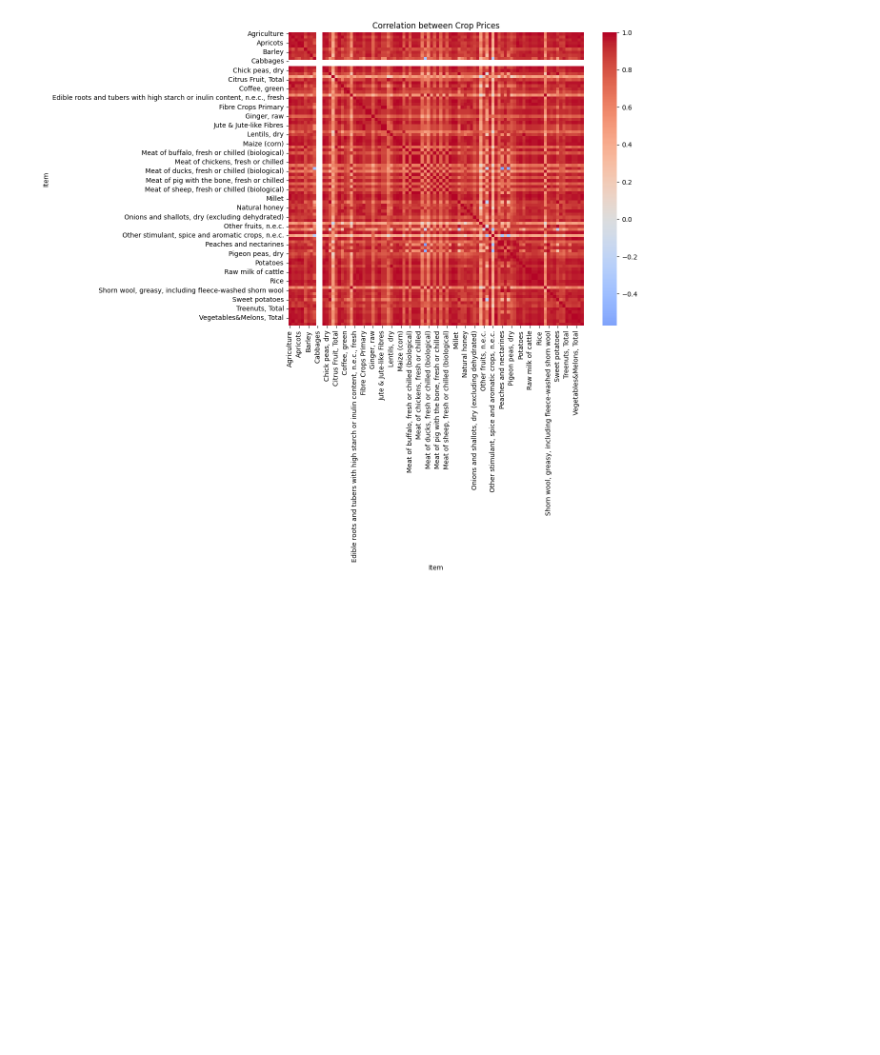
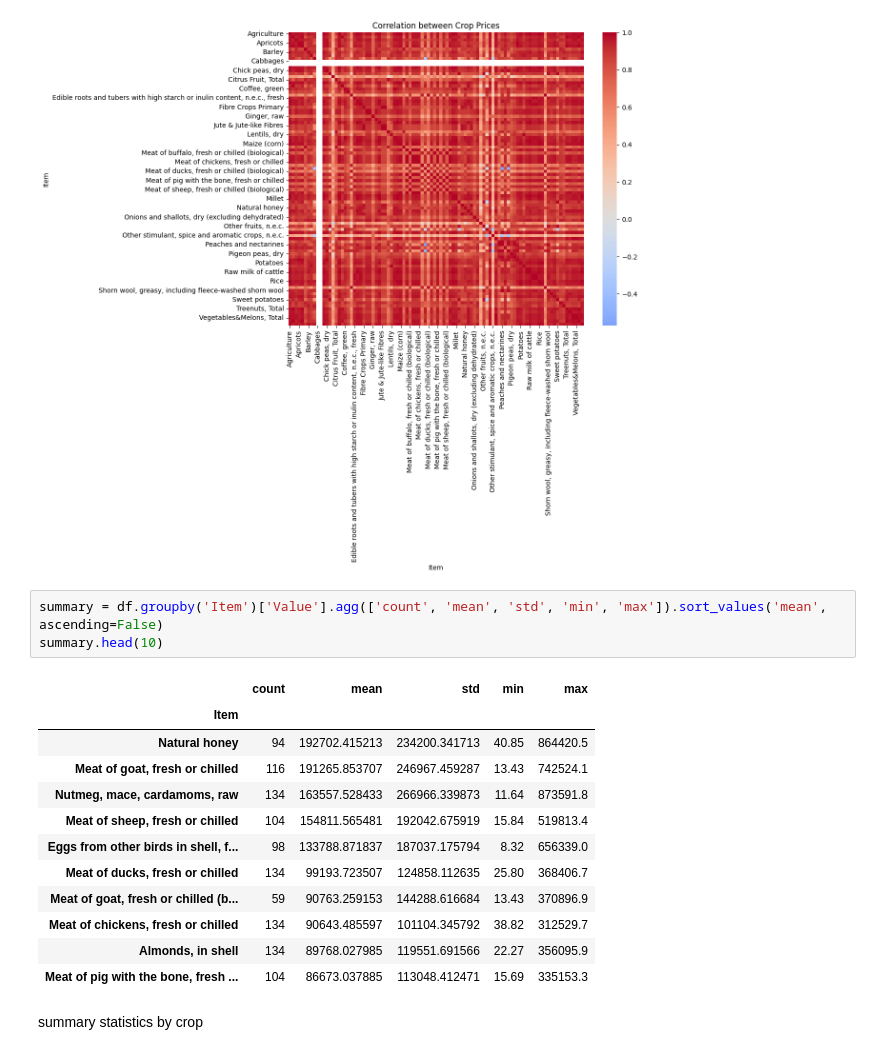
Before and after one commit to riya9818/agriculture-crop-price-predictor, a Jupyter notebook: notebooks/analysis.ipynb, the cells around one changed output. Saved outputs shown, nothing was run; the diff lists cells and outputs as text; blank space fills up the shorter version.

Commit message:
Add crop-level summary statistics

```diff
--- a/notebooks/analysis.ipynb
+++ b/notebooks/analysis.ipynb
@@ -151,3 +151,21 @@ plt.title('Correlation between Crop Prices')
 plt.show()
 # %% [output]
 [figure]
+# %%
+summary = df.groupby('Item')['Value'].agg(['count', 'mean', 'std', 'min', 'max']).sort_values('mean', ascending=False)
+summary.head(10)
+# %% [output]
+|  | count | mean | std | min | max |
+| Item |  |  |  |  |  |
+| Natural honey | 94 | 192702.415213 | 234200.341713 | 40.85 | 864420.5 |
+| Meat of goat, fresh or chilled | 116 | 191265.853707 | 246967.459287 | 13.43 | 742524.1 |
+| Nutmeg, mace, cardamoms, raw | 134 | 163557.528433 | 266966.339873 | 11.64 | 873591.8 |
+| Meat of sheep, fresh or chilled | 104 | 154811.565481 | 192042.675919 | 15.84 | 519813.4 |
+| Eggs from other birds in shell, f... | 98 | 133788.871837 | 187037.175794 | 8.32 | 656339.0 |
+| Meat of ducks, fresh or chilled | 134 | 99193.723507 | 124858.112635 | 25.80 | 368406.7 |
+| Meat of goat, fresh or chilled (b... | 59 | 90763.259153 | 144288.616684 | 13.43 | 370896.9 |
+| Meat of chickens, fresh or chilled | 134 | 90643.485597 | 101104.345792 | 38.82 | 312529.7 |
+| Almonds, in shell | 134 | 89768.027985 | 119551.691566 | 22.27 | 356095.9 |
+| Meat of pig with the bone, fresh ... | 104 | 86673.037885 | 113048.412471 | 15.69 | 335153.3 |
+# %% [markdown]
+summary statistics by crop
```
